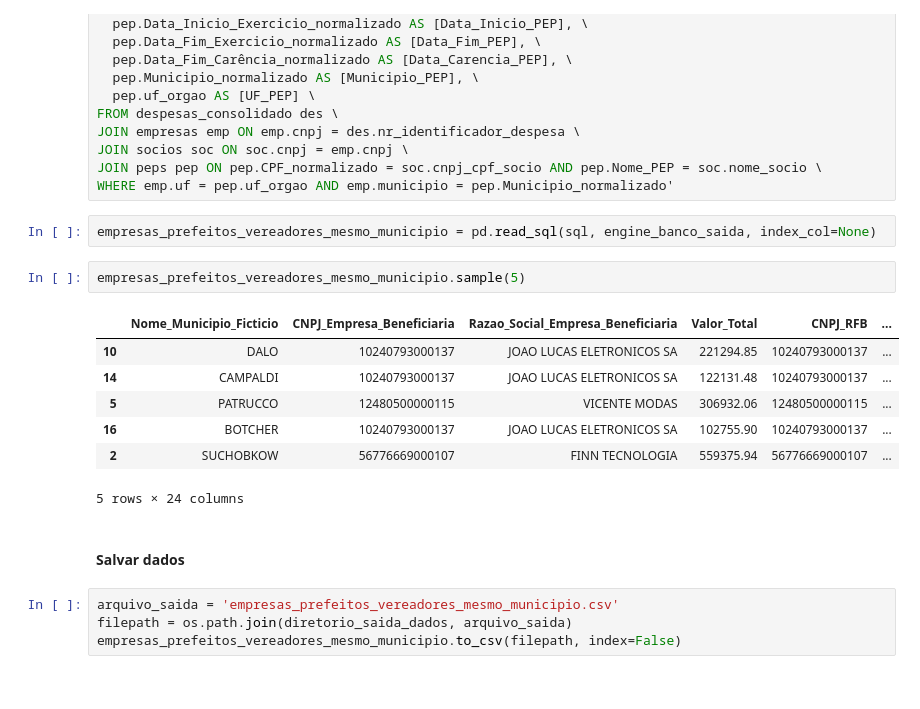
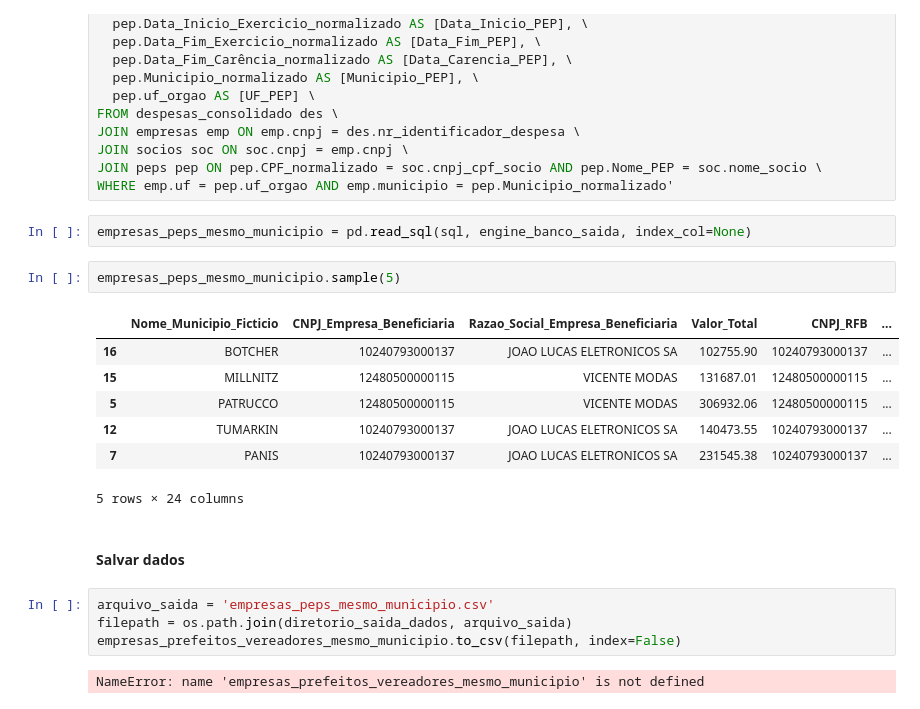
Before and after one commit to AlanTaranti/trabalho-curso-controle-social-grupo-6, a Jupyter notebook: Conformidade - Grupo 6.ipynb, the cells around one changed output. Cells and saved outputs as stored; diff of their text form.

```diff
--- a/Conformidade - Grupo 6.ipynb
+++ b/Conformidade - Grupo 6.ipynb
@@ -472,20 +472,22 @@ JOIN socios soc ON soc.cnpj = emp.cnpj \
 JOIN peps pep ON pep.CPF_normalizado = soc.cnpj_cpf_socio AND pep.Nome_PEP = soc.nome_socio \
 WHERE emp.uf = pep.uf_orgao AND emp.municipio = pep.Municipio_normalizado'
 # %%
-empresas_prefeitos_vereadores_mesmo_municipio = pd.read_sql(sql, engine_banco_saida, index_col=None)
+empresas_peps_mesmo_municipio = pd.read_sql(sql, engine_banco_saida, index_col=None)
 # %%
-empresas_prefeitos_vereadores_mesmo_municipio.sample(5)
+empresas_peps_mesmo_municipio.sample(5)
 # %% [output]
 |  | Nome_Municipio_Ficticio | CNPJ_Empresa_Beneficiaria | Razao_Social_Empresa_Beneficiaria | Valor_Total | CNPJ_RFB | ... |
-| 10 | DALO | 10240793000137 | JOAO LUCAS ELETRONICOS SA | 221294.85 | 10240793000137 | ... |
-| 14 | CAMPALDI | 10240793000137 | JOAO LUCAS ELETRONICOS SA | 122131.48 | 10240793000137 | ... |
+| 16 | BOTCHER | 10240793000137 | JOAO LUCAS ELETRONICOS SA | 102755.90 | 10240793000137 | ... |
+| 15 | MILLNITZ | 12480500000115 | VICENTE MODAS | 131687.01 | 12480500000115 | ... |
 | 5 | PATRUCCO | 12480500000115 | VICENTE MODAS | 306932.06 | 12480500000115 | ... |
-| 16 | BOTCHER | 10240793000137 | JOAO LUCAS ELETRONICOS SA | 102755.90 | 10240793000137 | ... |
-| 2 | SUCHOBKOW | 56776669000107 | FINN TECNOLOGIA | 559375.94 | 56776669000107 | ... |
+| 12 | TUMARKIN | 10240793000137 | JOAO LUCAS ELETRONICOS SA | 140473.55 | 10240793000137 | ... |
+| 7 | PANIS | 10240793000137 | JOAO LUCAS ELETRONICOS SA | 231545.38 | 10240793000137 | ... |
 5 rows × 24 columns
 # %% [markdown]
 #### Salvar dados
 # %%
-arquivo_saida = 'empresas_prefeitos_vereadores_mesmo_municipio.csv'
+arquivo_saida = 'empresas_peps_mesmo_municipio.csv'
 filepath = os.path.join(diretorio_saida_dados, arquivo_saida)
 empresas_prefeitos_vereadores_mesmo_municipio.to_csv(filepath, index=False)
+# %% [output]
+NameError: name 'empresas_prefeitos_vereadores_mesmo_municipio' is not defined
```
Also changed, not shown: parts of 25 cells of this notebook.
